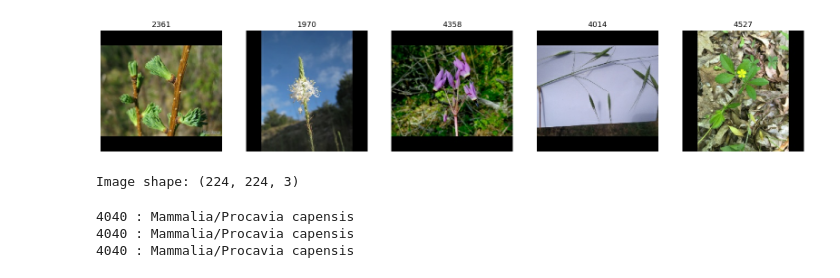
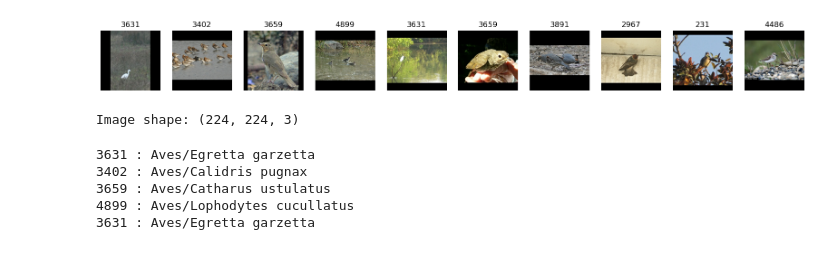
Before and after one commit to dyluc/transformers, a Jupyter notebook: dataset-utils/ingestion-pipeline.ipynb, the cells around one changed output. Cells and saved outputs as stored; diff of their text form; code cells hidden in the pictures.

```diff
--- a/dataset-utils/ingestion-pipeline.ipynb
+++ b/dataset-utils/ingestion-pipeline.ipynb
@@ -63,44 +63,44 @@ def tfrecord_s3_generator(bucket_filepaths, batch_group_size=1):
             local_filepaths.append(local_filepath)
 
             if not os.path.exists(local_filepath): # ensure downloaded
-                os.system(f"aws s3 cp {bucket_filepath} {local_filepath}")
+                os.system(f"aws s3 cp '{bucket_filepath}' '{local_filepath}'")
 
         dataset = tf.data.TFRecordDataset(local_filepaths, compression_type="GZIP")
 
         for example in dataset:
             yield example
 
         for local_filepath in local_filepaths:
             os.remove(local_filepath)
 
-use_s3 = False # s3 or local drive
+use_s3 = True # s3 or local drive
 
 if use_s3:
     # construct dataset from generator, using S3 to download batches in sequence on demand
-    bucket_filepaths = [f"s3://inat17-train-val-records/train_val_images-processed/val2017/inat17_batch-{i}-of-96.tfrecord" for i in range(1, 97)]
+    bucket_filepaths = [f"s3://inat17-train-val-records/train_val_images-processed(Aves)/val2017/inat17_batch-{i}-of-22.tfrecord" for i in range(1, 23)]
     dataset = tf.data.Dataset.from_generator(
         generator=tfrecord_s3_generator,
         args=(bucket_filepaths,),
         output_signature=tf.TensorSpec(shape=(), dtype=tf.string) # raw serialized examples
     )
 else:
-    local_filepaths = [f"/Volumes/t7/train_val_images-processed/val2017/inat17_batch-{i}-of-96.tfrecord" for i in range(1, 97)]
+    local_filepaths = [f"/Volumes/t7/train_val_images-processed(Aves)/val2017/inat17_batch-{i}-of-22.tfrecord" for i in range(1, 23)]
     dataset = tf.data.TFRecordDataset(
         local_filepaths,
         compression_type="GZIP"
     )
 
 dataset = (
     dataset
     .map(parse_example_safely, num_parallel_calls=tf.data.AUTOTUNE)
     .filter(lambda image, label: image is not None and label is not None)
 )
-display_first_n_images(dataset, 5, is_normalized=True)
+display_first_n_images(dataset, 10, is_normalized=True)
 
 for image, label in dataset.take(1):
     print(f"Image shape: {image.shape}")
 # %% [output]
-[figure, old version]
+[figure, new version]
 Image shape: (224, 224, 3)
 # %%
 import json
@@ -109,9 +109,11 @@ import json
 with open(f"./train_val2017/categories.json", "r") as f:
     categories = json.load(f)
 
-for image, label in dataset.take(3):
+for image, label in dataset.take(5):
     print(f"{label.numpy()} : {categories[str(label.numpy())]}")
 # %% [output]
-4040 : Mammalia/Procavia capensis
-4040 : Mammalia/Procavia capensis
-4040 : Mammalia/Procavia capensis
+3631 : Aves/Egretta garzetta
+3402 : Aves/Calidris pugnax
+3659 : Aves/Catharus ustulatus
+4899 : Aves/Lophodytes cucullatus
+3631 : Aves/Egretta garzetta
```
Also changed, not shown: 6 other files.
